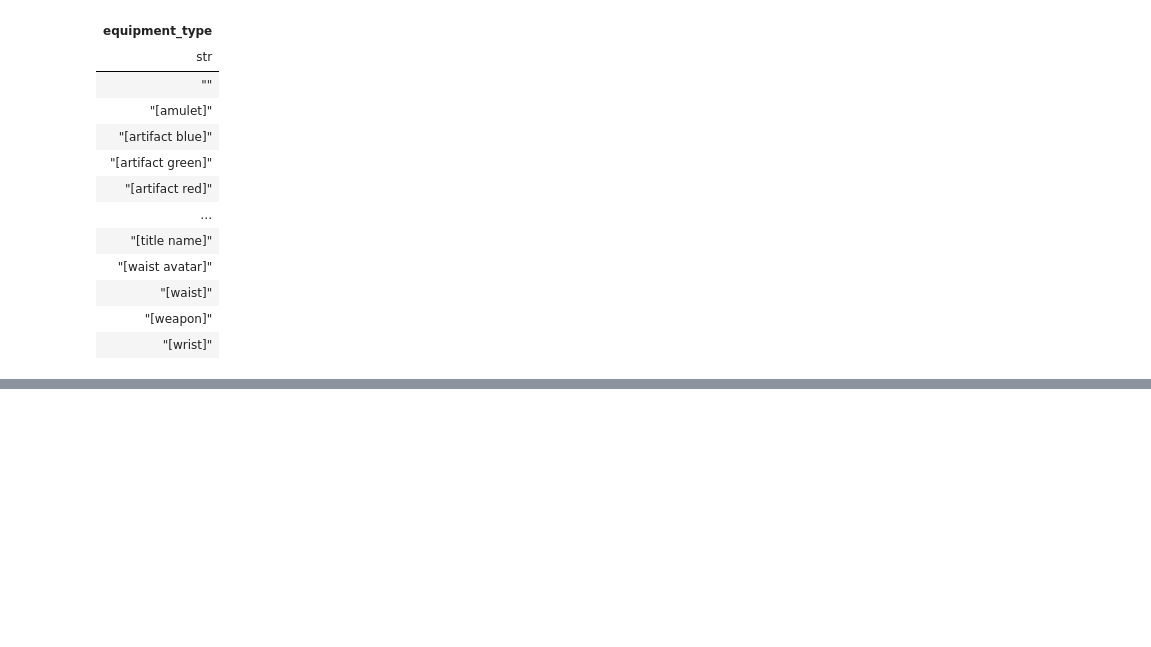
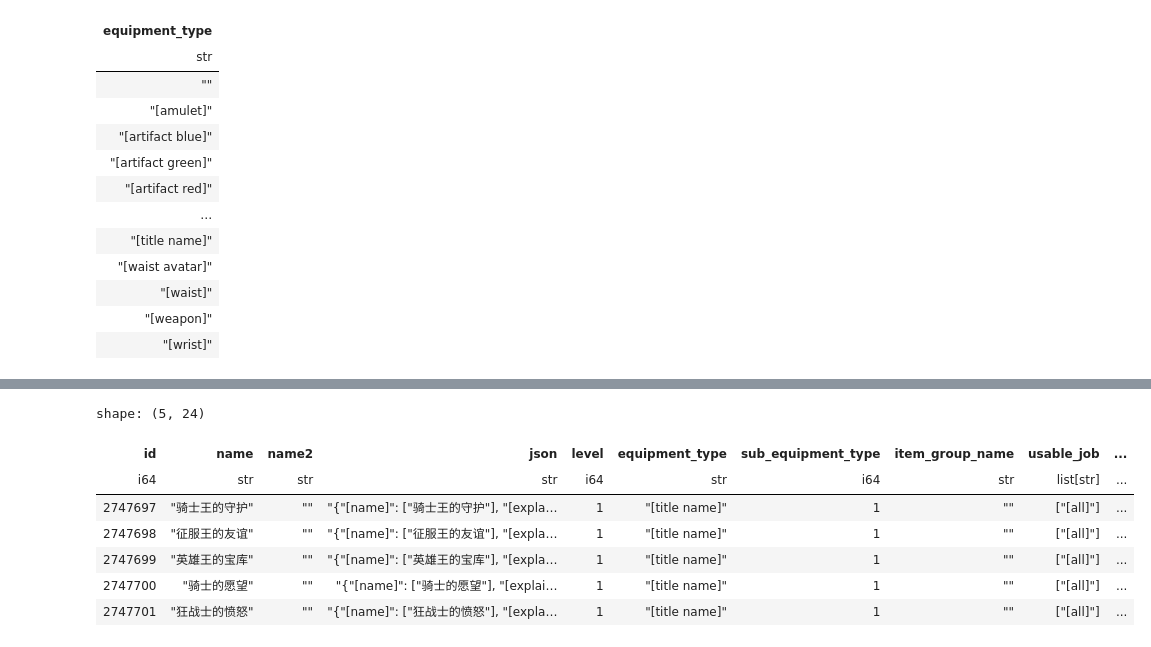
Before and after one commit to evrins/DNF_pvf_python, a Jupyter notebook: equipment_explorer.ipynb, the cells around one changed output, grey strips where cells are left out. Drawn from its saved outputs; the diff is of its cells as text; code cells hidden in the pictures; blank space fills up the shorter version.

```diff
--- a/equipment_explorer.ipynb
+++ b/equipment_explorer.ipynb
@@ -307,0 +351,11 @@ shape: (1_338, 12)
+# %%
+df.filter(pl.col('id').is_in(list(range(2747697, 2747702))))
+# %% [output]
+shape: (5, 24)
+| id | name | name2 | json | level | equipment_type | sub_equipment_type | item_group_name | usable_job | ... |
+| i64 | str | str | str | i64 | str | i64 | str | list[str] | ... |
+| 2747697 | "骑士王的守护" | "" | "{"[name]": ["骑士王的守护"], "[expla… | 1 | "[title name]" | 1 | "" | ["[all]"] | ... |
+| 2747698 | "征服王的友谊" | "" | "{"[name]": ["征服王的友谊"], "[expla… | 1 | "[title name]" | 1 | "" | ["[all]"] | ... |
+| 2747699 | "英雄王的宝库" | "" | "{"[name]": ["英雄王的宝库"], "[expla… | 1 | "[title name]" | 1 | "" | ["[all]"] | ... |
+| 2747700 | "骑士的愿望" | "" | "{"[name]": ["骑士的愿望"], "[explai… | 1 | "[title name]" | 1 | "" | ["[all]"] | ... |
+| 2747701 | "狂战士的愤怒" | "" | "{"[name]": ["狂战士的愤怒"], "[expla… | 1 | "[title name]" | 1 | "" | ["[all]"] | ... |
```
Also changed, not shown: parts of 23 cells of this notebook, 22 other files.
